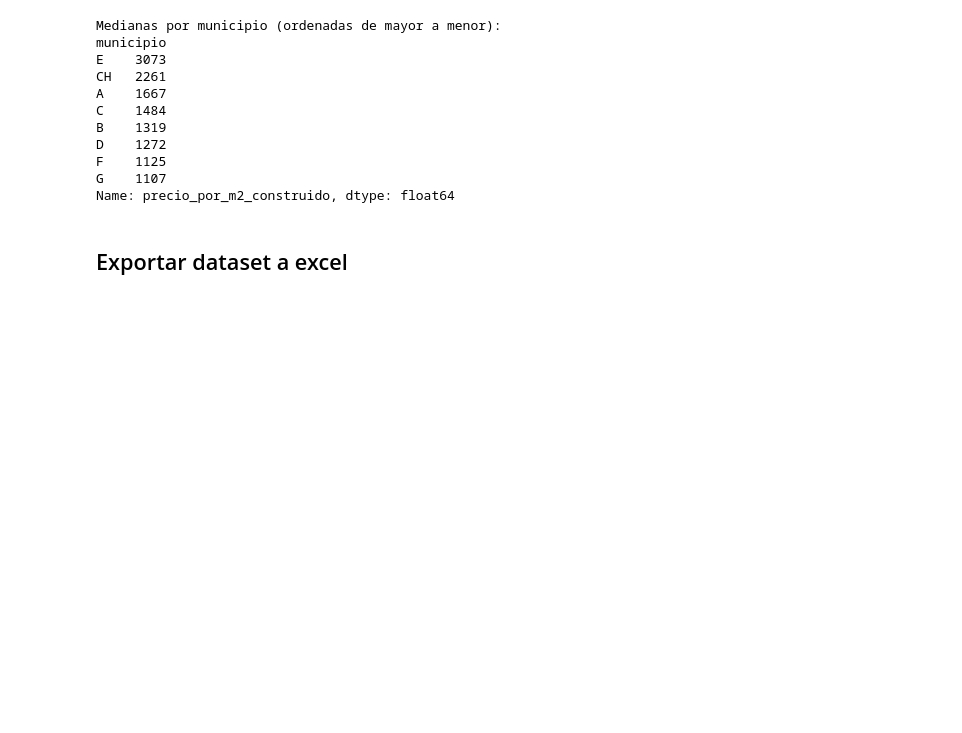
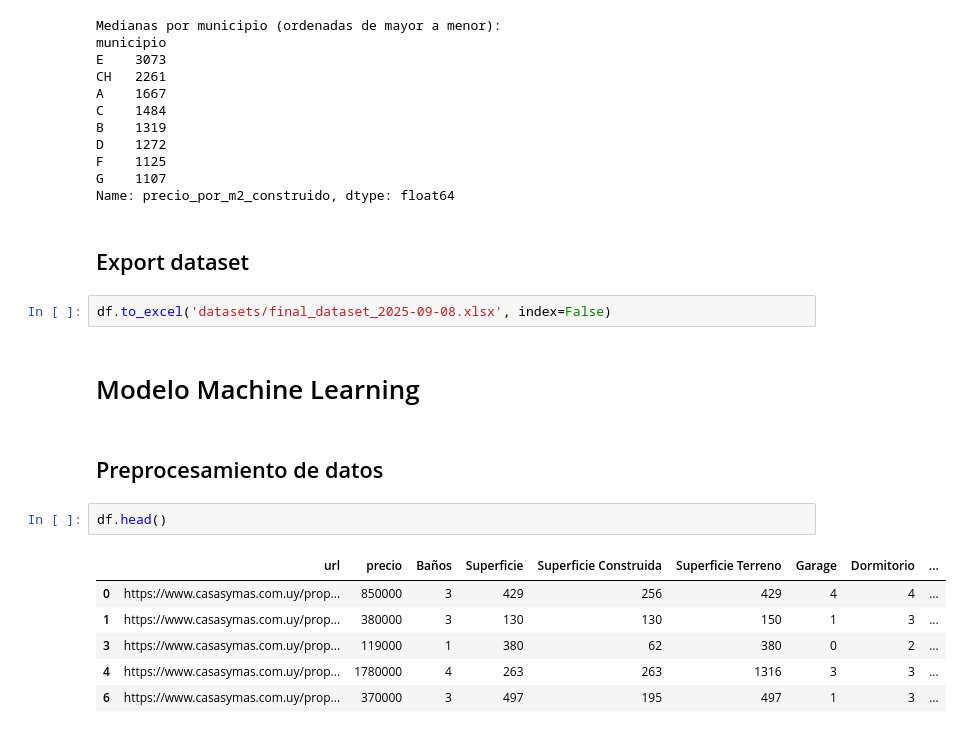
Before and after one commit to feliperenom/tesis-mcd-inm, a Jupyter notebook: src/codes/eda_v2.ipynb, the cells around one changed output. Saved outputs shown, nothing was run; the diff lists cells and outputs as text; blank space fills up the shorter version.

Commit message:
models

```diff
--- a/src/codes/eda_v2.ipynb
+++ b/src/codes/eda_v2.ipynb
@@ -796,5 +859,20 @@ D    1272
 F    1125
 G    1107
 Name: precio_por_m2_construido, dtype: float64
-# %% [markdown]
-## Exportar dataset a excel
+# %% [markdown]
+## Export dataset
+# %%
+df.to_excel('datasets/final_dataset_2025-09-08.xlsx', index=False)
+# %% [markdown]
+# Modelo Machine Learning
+# %% [markdown]
+## Preprocesamiento de datos
+# %%
+df.head()
+# %% [output]
+|  | url | precio | Baños | Superficie | Superficie Construida | Superficie Terreno | Garage | Dormitorio | ... |
+| 0 | https://www.casasymas.com.uy/prop... | 850000 | 3 | 429 | 256 | 429 | 4 | 4 | ... |
+| 1 | https://www.casasymas.com.uy/prop... | 380000 | 3 | 130 | 130 | 150 | 1 | 3 | ... |
+| 3 | https://www.casasymas.com.uy/prop... | 119000 | 1 | 380 | 62 | 380 | 0 | 2 | ... |
+| 4 | https://www.casasymas.com.uy/prop... | 1780000 | 4 | 263 | 263 | 1316 | 3 | 3 | ... |
+| 6 | https://www.casasymas.com.uy/prop... | 370000 | 3 | 497 | 195 | 497 | 1 | 3 | ... |
```
Also changed, not shown: parts of 47 cells of this notebook, 4 other files.
